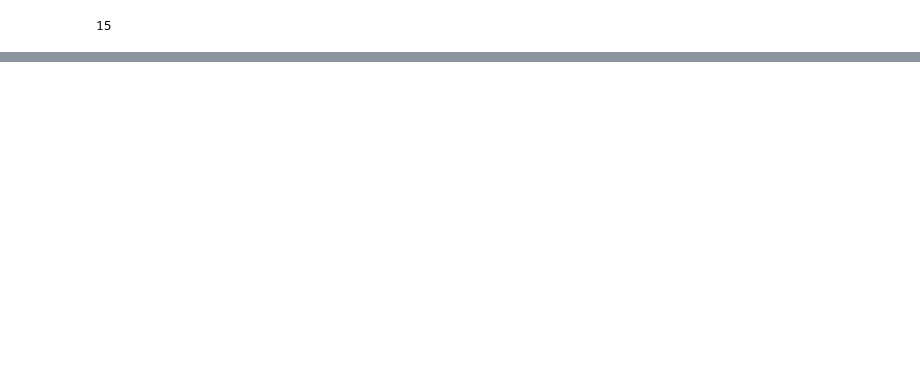
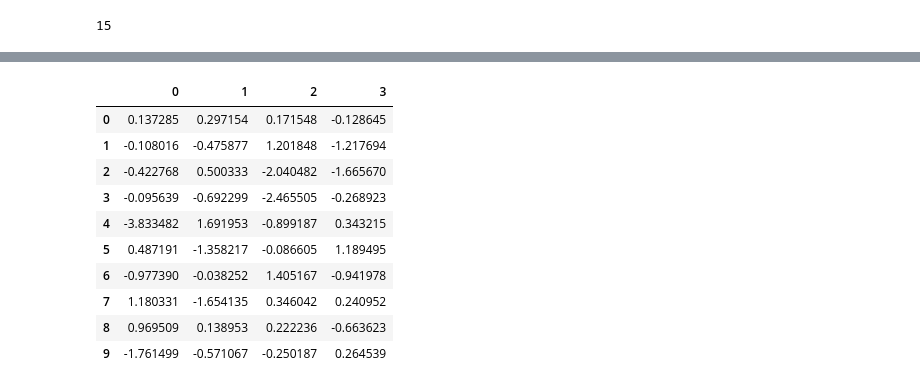
Before and after one commit to kzapfe/AprendiendoComputoLibre, a Jupyter notebook: Python/10minutosdePandas.ipynb, the cells around one changed output, grey strips where cells are left out. Drawn from its saved outputs; the diff is of its cells as text; code cells hidden in the pictures; blank space fills up the shorter version.

```diff
--- a/Python/10minutosdePandas.ipynb
+++ b/Python/10minutosdePandas.ipynb
@@ -414 +406,16 @@ s.value_counts()
 dtype: int64
+# %%
+df=pd.DataFrame(np.random.randn(10,4))
+df
+# %% [output]
+|  | 0 | 1 | 2 | 3 |
+| 0 | 0.137285 | 0.297154 | 0.171548 | -0.128645 |
+| 1 | -0.108016 | -0.475877 | 1.201848 | -1.217694 |
+| 2 | -0.422768 | 0.500333 | -2.040482 | -1.665670 |
+| 3 | -0.095639 | -0.692299 | -2.465505 | -0.268923 |
+| 4 | -3.833482 | 1.691953 | -0.899187 | 0.343215 |
+| 5 | 0.487191 | -1.358217 | -0.086605 | 1.189495 |
+| 6 | -0.977390 | -0.038252 | 1.405167 | -0.941978 |
+| 7 | 1.180331 | -1.654135 | 0.346042 | 0.240952 |
+| 8 | 0.969509 | 0.138953 | 0.222236 | -0.663623 |
+| 9 | -1.761499 | -0.571067 | -0.250187 | 0.264539 |
```
Also changed, not shown: parts of 69 cells of this notebook.
